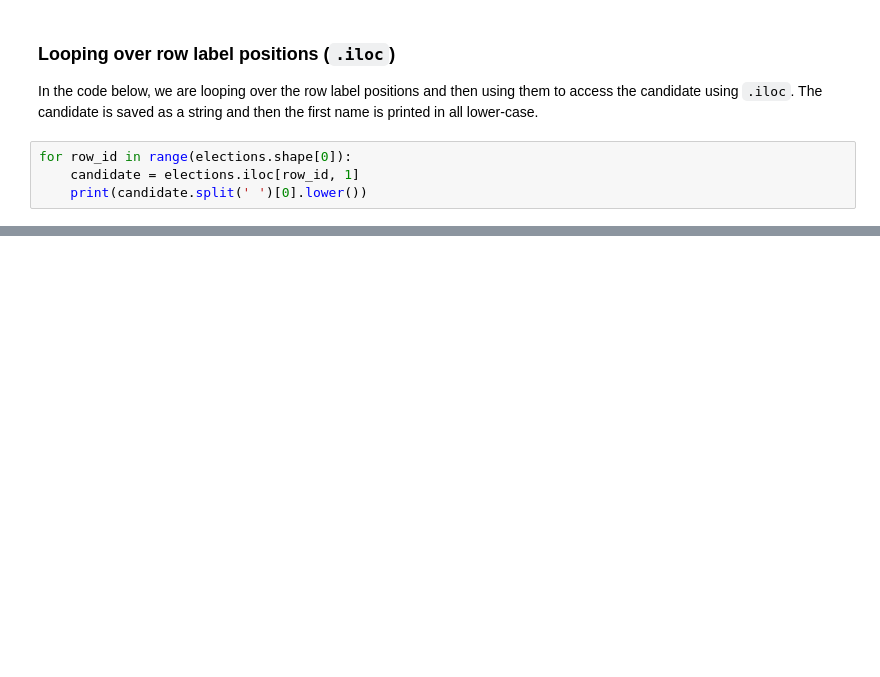
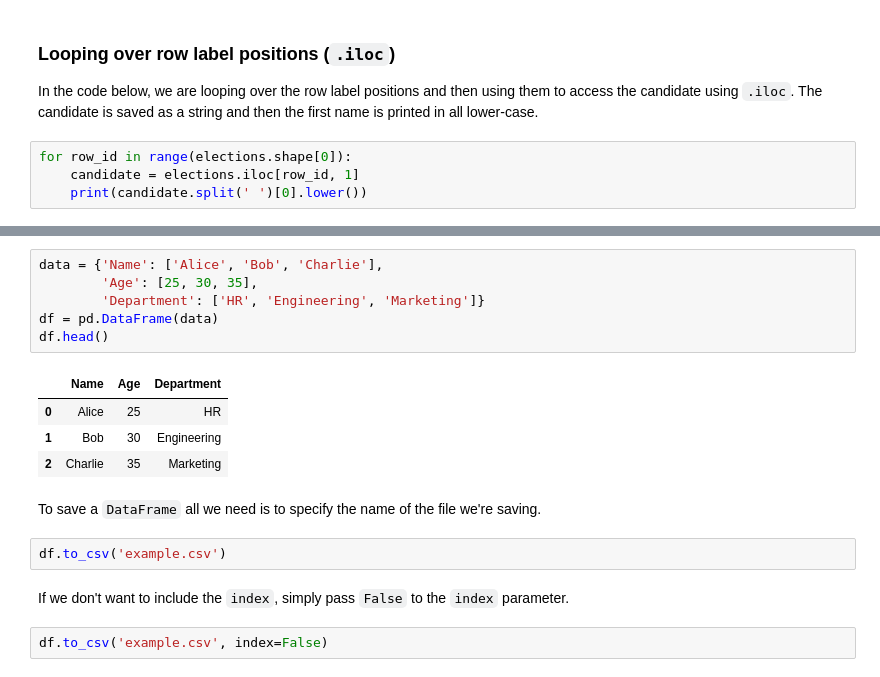
Before and after one commit to APS106/APS106-winter-2024-kinsella-goodfellow, a Jupyter notebook: lectures/week12/lecture1/notebooks/week12_lecture1_complete.ipynb, the cells around one changed output, grey strips where cells are left out. Saved outputs shown, nothing was run; the diff lists cells and outputs as text; blank space fills up the shorter version.

```diff
--- a/lectures/week12/lecture1/notebooks/week12_lecture1_complete.ipynb
+++ b/lectures/week12/lecture1/notebooks/week12_lecture1_complete.ipynb
@@ -696,0 +704,19 @@ for row_id in range(elections.shape[0]):
+# %%
+data = {'Name': ['Alice', 'Bob', 'Charlie'],
+        'Age': [25, 30, 35],
+        'Department': ['HR', 'Engineering', 'Marketing']}
+df = pd.DataFrame(data)
+df.head()
+# %% [output]
+|  | Name | Age | Department |
+| 0 | Alice | 25 | HR |
+| 1 | Bob | 30 | Engineering |
+| 2 | Charlie | 35 | Marketing |
+# %% [markdown]
+To save a `DataFrame` all we need is to specify the name of the file we're saving.
+# %%
+df.to_csv('example.csv')
+# %% [markdown]
+If we don't want to include the `index`, simply pass `False` to the `index` parameter.
+# %%
+df.to_csv('example.csv', index=False)
```
Also changed, not shown: parts of 2 cells of this notebook, 1 other file.
